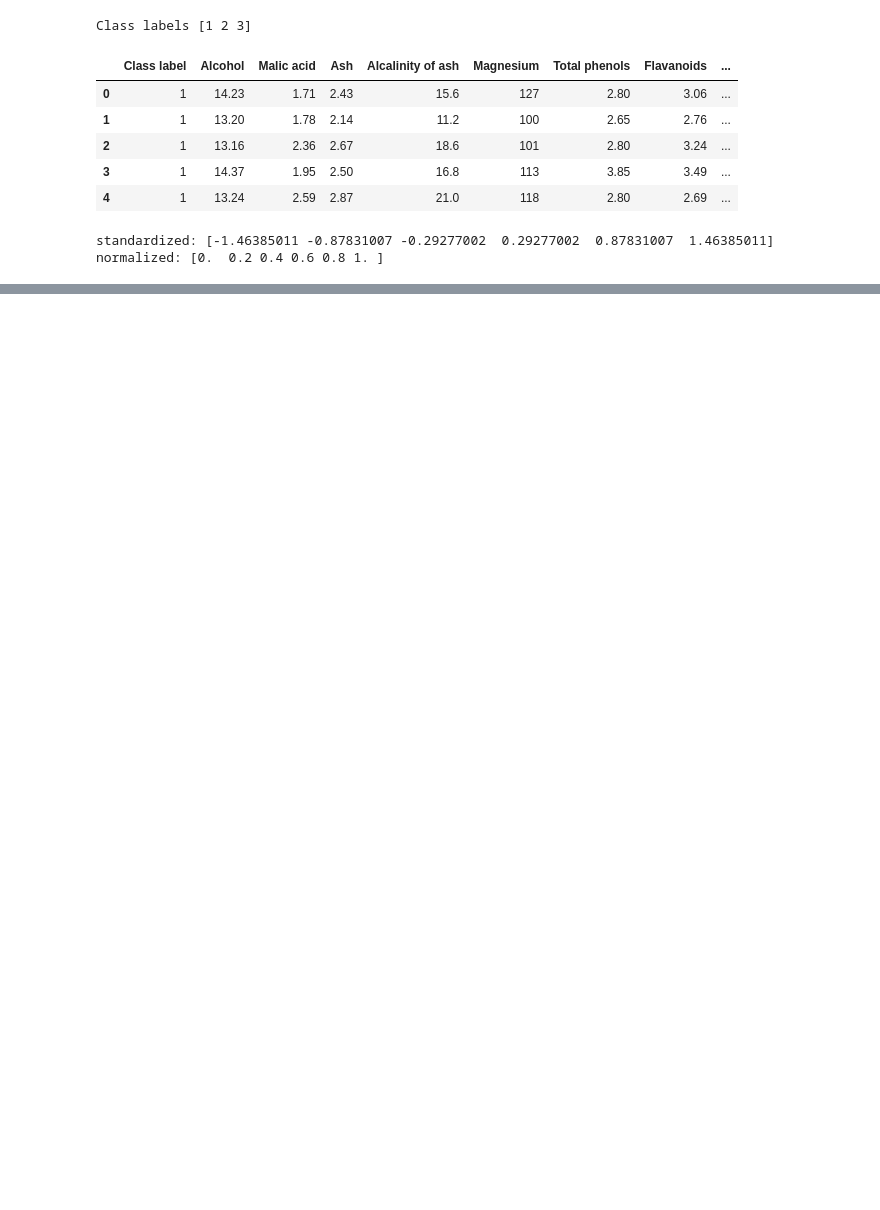
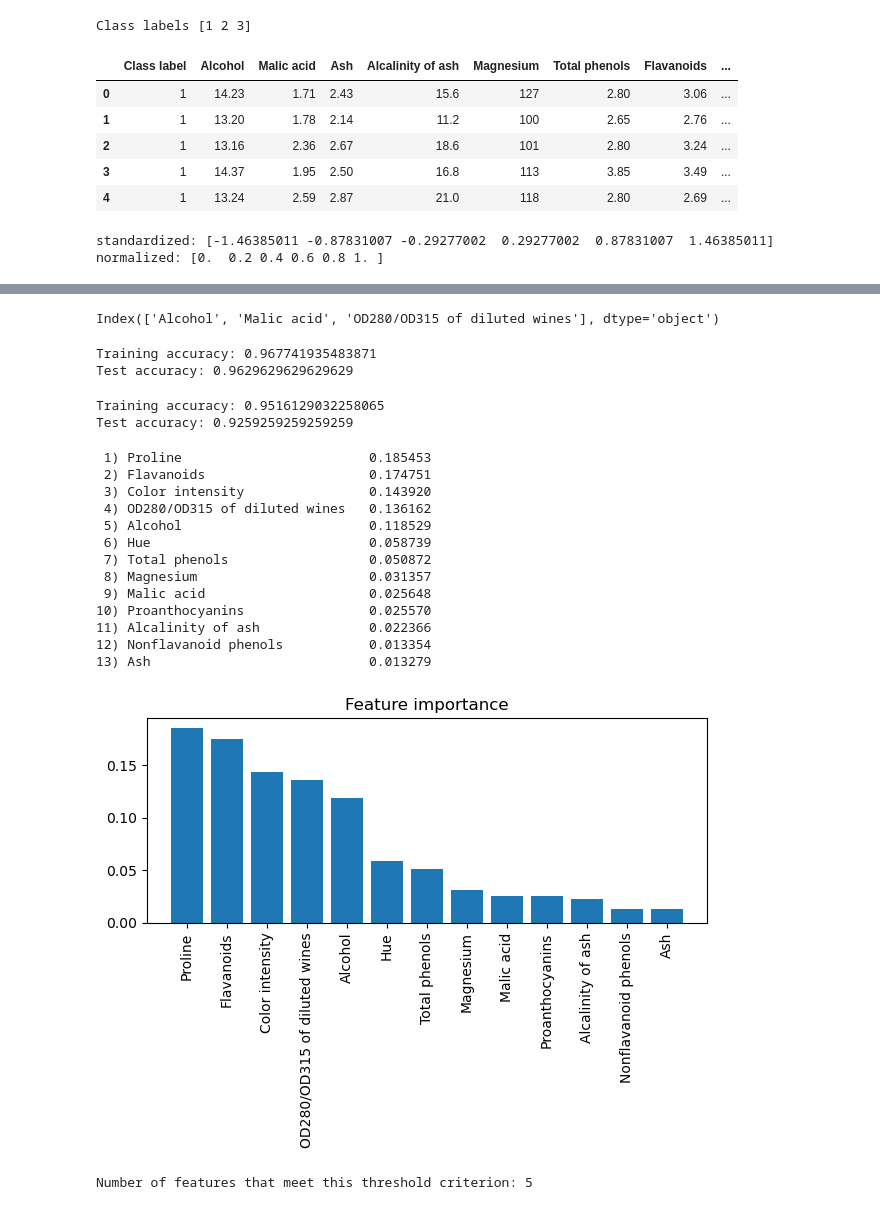
Before and after one commit to dusarp/Python-learning, a Jupyter notebook: machine learning/Raschka_ML_PyTorch_Scikit_learn/ch4/ch04_partitioning_wine.ipynb, the cells around one changed output, grey strips where cells are left out. Drawn from its saved outputs; the diff is of its cells as text; code cells hidden in the pictures; blank space fills up the shorter version.

```diff
--- a/machine learning/Raschka_ML_PyTorch_Scikit_learn/ch4/ch04_partitioning_wine.ipynb
+++ b/machine learning/Raschka_ML_PyTorch_Scikit_learn/ch4/ch04_partitioning_wine.ipynb
@@ -75,0 +246,20 @@ normalized: [0.  0.2 0.4 0.6 0.8 1. ]
+# %%
+#the smallest feature subset (k=3), which yielded such a good performance on the validation dataset, looks like:
+k3 = list(sbs.subsets_[10])
+print(df_wine.columns[1:][k3])
+# %% [output]
+Index(['Alcohol', 'Malic acid', 'OD280/OD315 of diluted wines'], dtype='object')
+# %%
+knn.fit(X_train_std, y_train)
+print('Training accuracy:', knn.score(X_train_std, y_train))
+print('Test accuracy:', knn.score(X_test_std, y_test))
+# %% [output]
+Training accuracy: 0.967741935483871
+Test accuracy: 0.9629629629629629
+# %%
+knn.fit(X_train_std[:, k3], y_train)
+print('Training accuracy:', knn.score(X_train_std[:, k3], y_train))
+print('Test accuracy:', knn.score(X_test_std[:, k3], y_test))
+# %% [output]
+Training accuracy: 0.9516129032258065
+Test accuracy: 0.9259259259259259
@@ -75,0 +268,53 @@ normalized: [0.  0.2 0.4 0.6 0.8 1. ]
+# %%
+from sklearn.ensemble import RandomForestClassifier
+
+feat_labels = df_wine.columns[1:]
+
+forest = RandomForestClassifier(n_estimators=500,
+                                random_state=1)
+
+forest.fit(X_train, y_train)
+importances = forest.feature_importances_
+
+indices = np.argsort(importances)[::-1]
+
+for f in range(X_train.shape[1]):
+    print("%2d) %-*s %f" % (f + 1, 30,
+                            feat_labels[indices[f]],
+                            importances[indices[f]]))
+
+plt.title('Feature importance')
+plt.bar(range(X_train.shape[1]),
+        importances[indices],
+        align='center')
+
+plt.xticks(range(X_train.shape[1]),
+           feat_labels[indices], rotation=90)
+plt.xlim([-1, X_train.shape[1]])
+plt.tight_layout()
+plt.savefig('feature_importance.png', dpi=300)
+plt.show()
+# %% [output]
+ 1) Proline                        0.185453
+ 2) Flavanoids                     0.174751
+ 3) Color intensity                0.143920
+ 4) OD280/OD315 of diluted wines   0.136162
+ 5) Alcohol                        0.118529
+ 6) Hue                            0.058739
+ 7) Total phenols                  0.050872
+ 8) Magnesium                      0.031357
+ 9) Malic acid                     0.025648
+10) Proanthocyanins                0.025570
+11) Alcalinity of ash              0.022366
+12) Nonflavanoid phenols           0.013354
+13) Ash                            0.013279
+[figure, added]
+# %%
+from sklearn.feature_selection import SelectFromModel
+
+sfm = SelectFromModel(forest, threshold=0.1, prefit=True)
+X_selected = sfm.transform(X_train)
+print('Number of features that meet this threshold criterion:',
+      X_selected.shape[1])
+# %% [output]
+Number of features that meet this threshold criterion: 5
```
Also changed, not shown: parts of 13 cells of this notebook, 5 other files.
